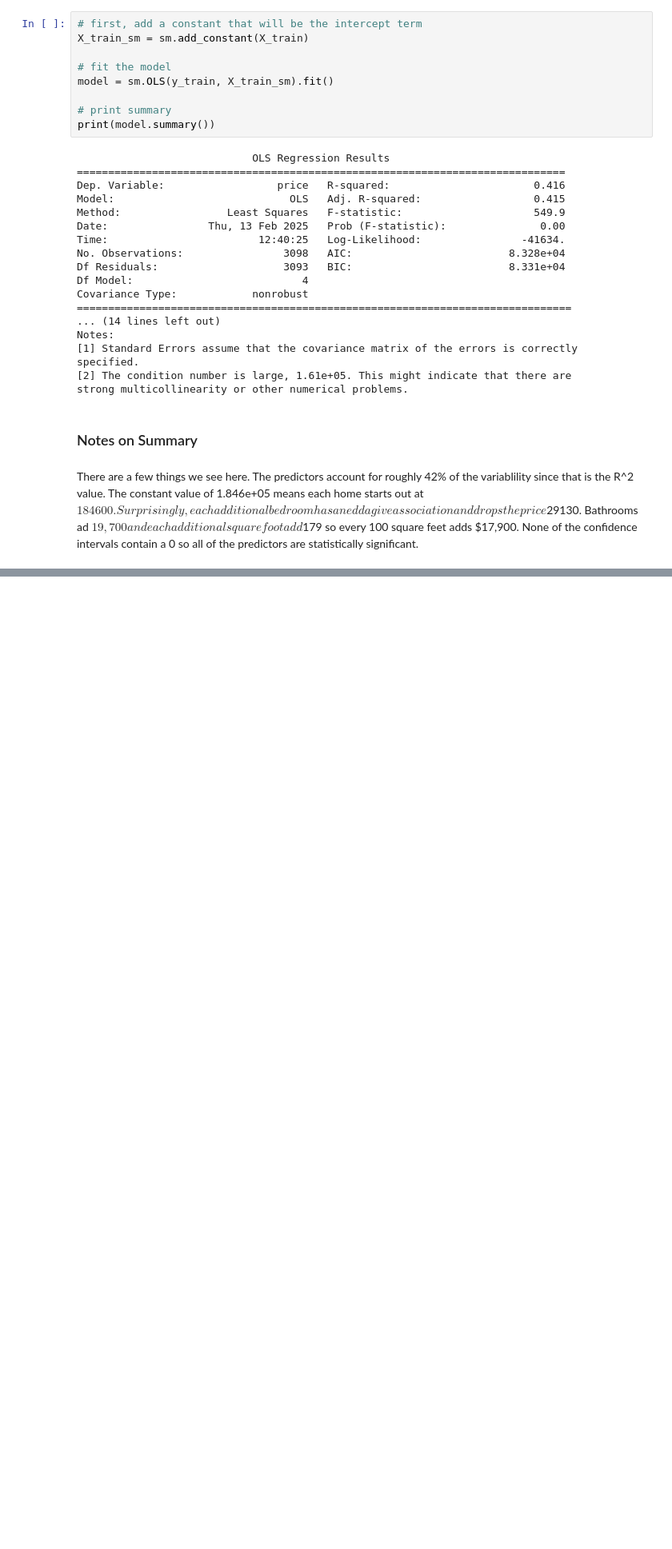
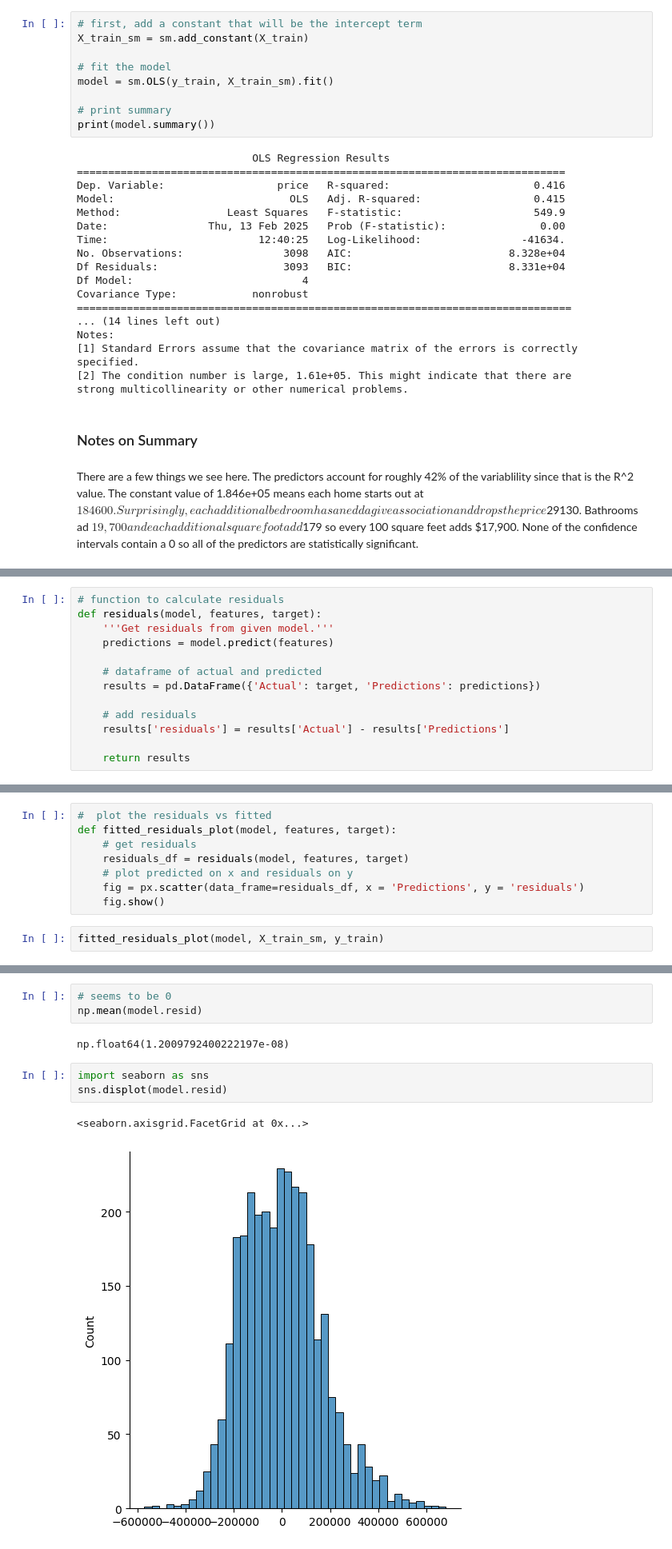
Before and after one commit to ryslipe/USA-House-Prices, a Jupyter notebook: notebooks/linear_regression_model.ipynb, the cells around one changed output, grey strips where cells are left out. Shown at 80% size. Cells and saved outputs as stored; diff of their text form; blank space fills up the shorter version.

Commit message:
graphs

```diff
--- a/notebooks/linear_regression_model.ipynb
+++ b/notebooks/linear_regression_model.ipynb
@@ -130,0 +135,13 @@ There are a few things we see here. The predictors account for roughly 42% of th
+# %%
+# function to calculate residuals
+def residuals(model, features, target):
+    '''Get residuals from given model.'''
+    predictions = model.predict(features)
+
+    # dataframe of actual and predicted
+    results = pd.DataFrame({'Actual': target, 'Predictions': predictions})
+
+    # add residuals
+    results['residuals'] = results['Actual'] - results['Predictions']
+
+    return results
@@ -130,0 +197,10 @@ There are a few things we see here. The predictors account for roughly 42% of th
+# %%
+#  plot the residuals vs fitted
+def fitted_residuals_plot(model, features, target):
+    # get residuals
+    residuals_df = residuals(model, features, target)
+    # plot predicted on x and residuals on y
+    fig = px.scatter(data_frame=residuals_df, x = 'Predictions', y = 'residuals')
+    fig.show()
+# %%
+fitted_residuals_plot(model, X_train_sm, y_train)
@@ -130,0 +209,11 @@ There are a few things we see here. The predictors account for roughly 42% of th
+# %%
+# seems to be 0
+np.mean(model.resid)
+# %% [output]
+np.float64(1.2009792400222197e-08)
+# %%
+import seaborn as sns
+sns.displot(model.resid)
+# %% [output]
+<seaborn.axisgrid.FacetGrid at 0x...>
+[figure, added]
```
Also changed, not shown: parts of 7 cells of this notebook.
